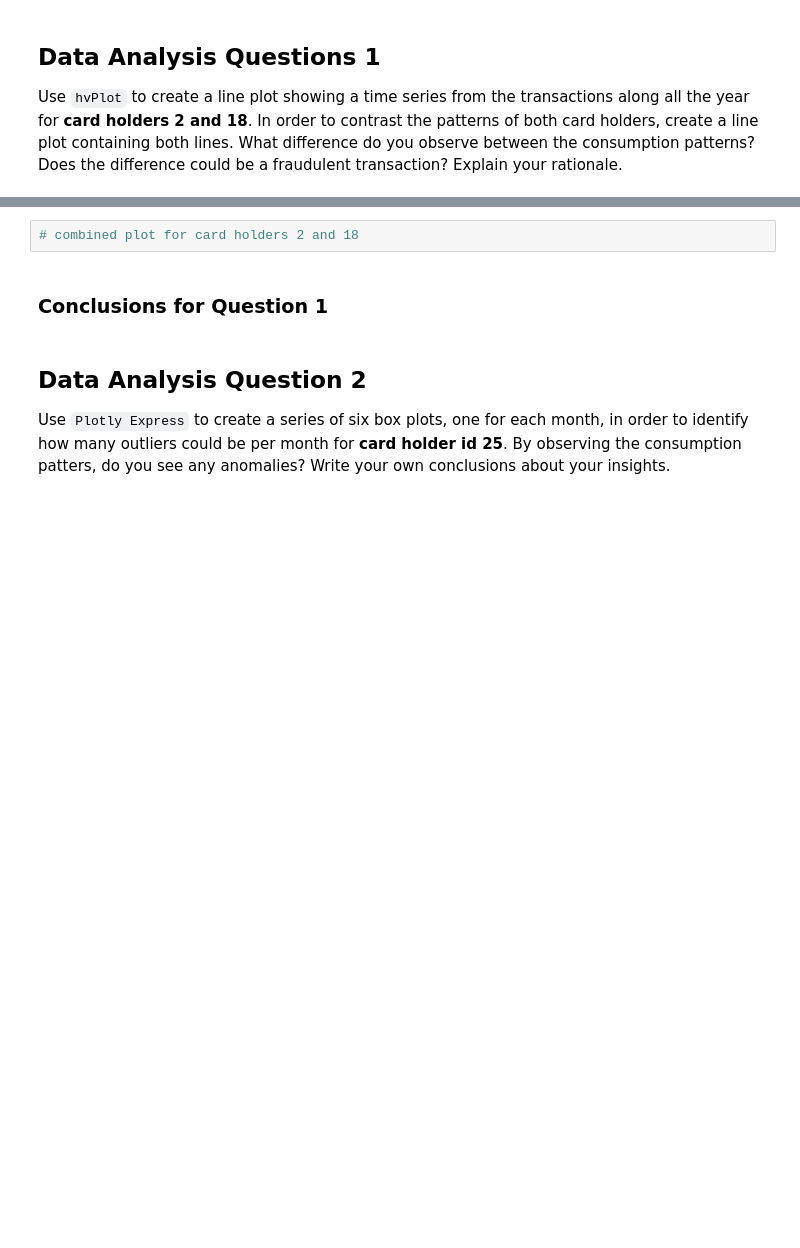
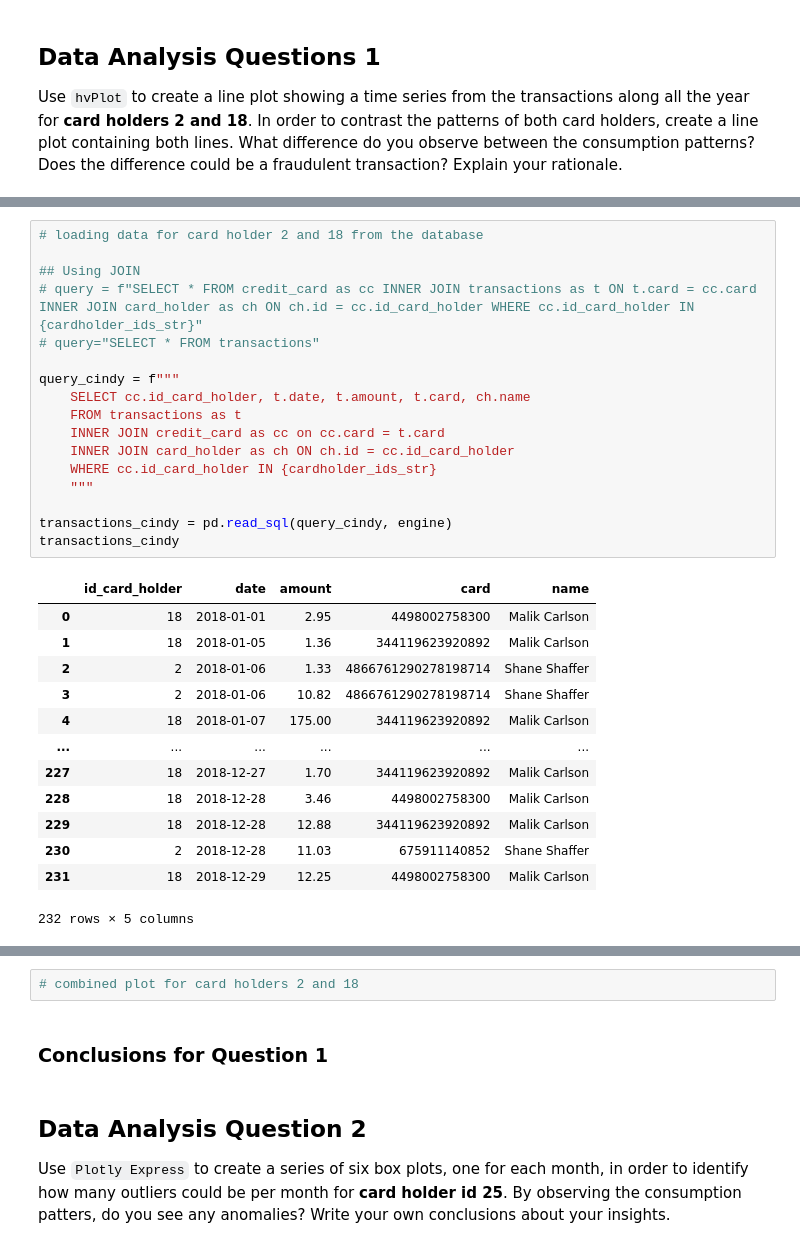
Before and after one commit to drg-developer-2-GWFinTech-Homeworks/homework-sql, a Jupyter notebook: visual_data_analysis.ipynb, the cells around one changed output, grey strips where cells are left out. Drawn from its saved outputs; the diff is of its cells as text; blank space fills up the shorter version.

```diff
--- a/visual_data_analysis.ipynb
+++ b/visual_data_analysis.ipynb
@@ -18,2 +56,33 @@ engine = create_engine("postgresql://postgres:password@localhost:5432/sql-homewo
+# %%
+# loading data for card holder 2 and 18 from the database
+
+## Using JOIN
+# query = f"SELECT * FROM credit_card as cc INNER JOIN transactions as t ON t.card = cc.card INNER JOIN card_holder as ch ON ch.id = cc.id_card_holder WHERE cc.id_card_holder IN {cardholder_ids_str}"
+# query="SELECT * FROM transactions"
+
+query_cindy = f"""
+    SELECT cc.id_card_holder, t.date, t.amount, t.card, ch.name
+    FROM transactions as t
+    INNER JOIN credit_card as cc on cc.card = t.card
+    INNER JOIN card_holder as ch ON ch.id = cc.id_card_holder
+    WHERE cc.id_card_holder IN {cardholder_ids_str}
+    """
+
+transactions_cindy = pd.read_sql(query_cindy, engine)
+transactions_cindy
+# %% [output]
+|  | id_card_holder | date | amount | card | name |
+| 0 | 18 | 2018-01-01 | 2.95 | 4498002758300 | Malik Carlson |
+| 1 | 18 | 2018-01-05 | 1.36 | 344119623920892 | Malik Carlson |
+| 2 | 2 | 2018-01-06 | 1.33 | 4866761290278198714 | Shane Shaffer |
+| 3 | 2 | 2018-01-06 | 10.82 | 4866761290278198714 | Shane Shaffer |
+| 4 | 18 | 2018-01-07 | 175.00 | 344119623920892 | Malik Carlson |
+| ... | ... | ... | ... | ... | ... |
+| 227 | 18 | 2018-12-27 | 1.70 | 344119623920892 | Malik Carlson |
+| 228 | 18 | 2018-12-28 | 3.46 | 4498002758300 | Malik Carlson |
+| 229 | 18 | 2018-12-28 | 12.88 | 344119623920892 | Malik Carlson |
+| 230 | 2 | 2018-12-28 | 11.03 | 675911140852 | Shane Shaffer |
+| 231 | 18 | 2018-12-29 | 12.25 | 4498002758300 | Malik Carlson |
+232 rows × 5 columns
 # %%
 # loading data for card holder 2 and 18 from the database
```
Also changed, not shown: parts of 10 cells of this notebook.
